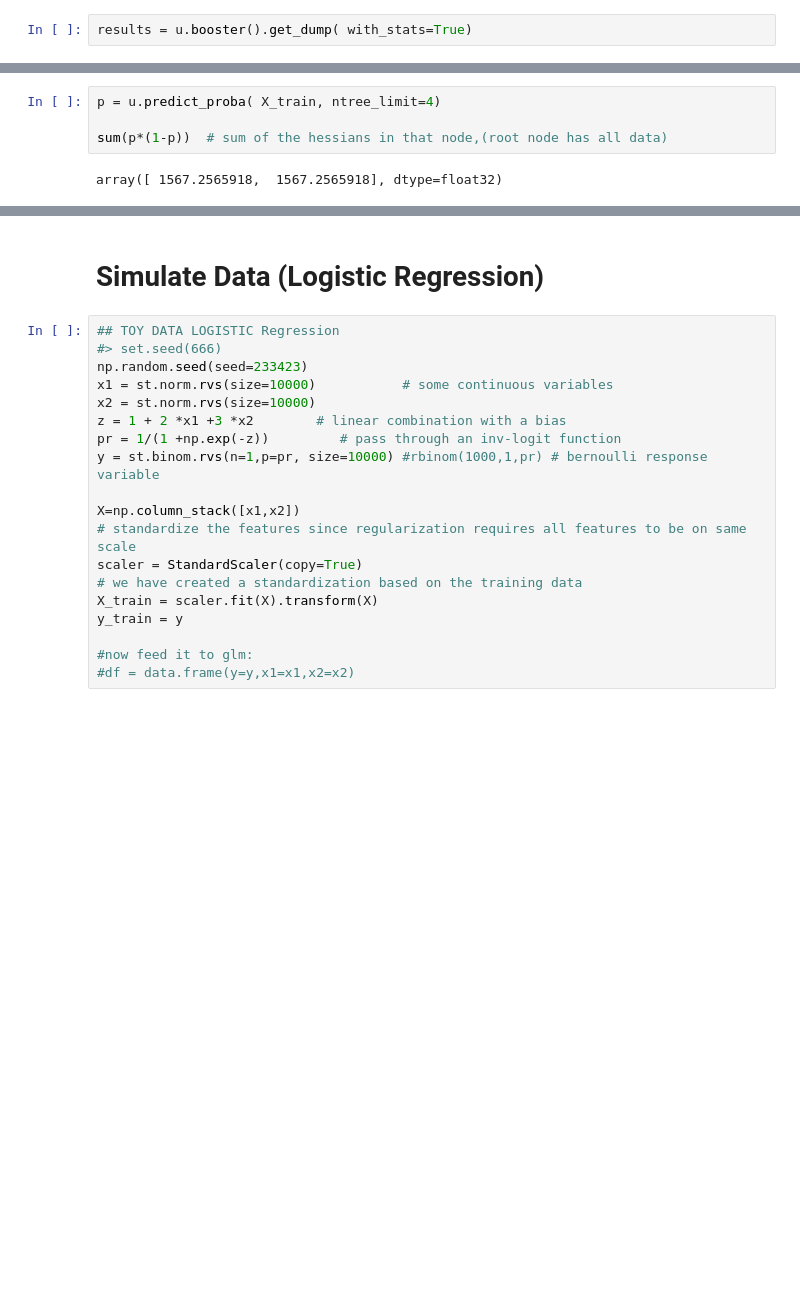
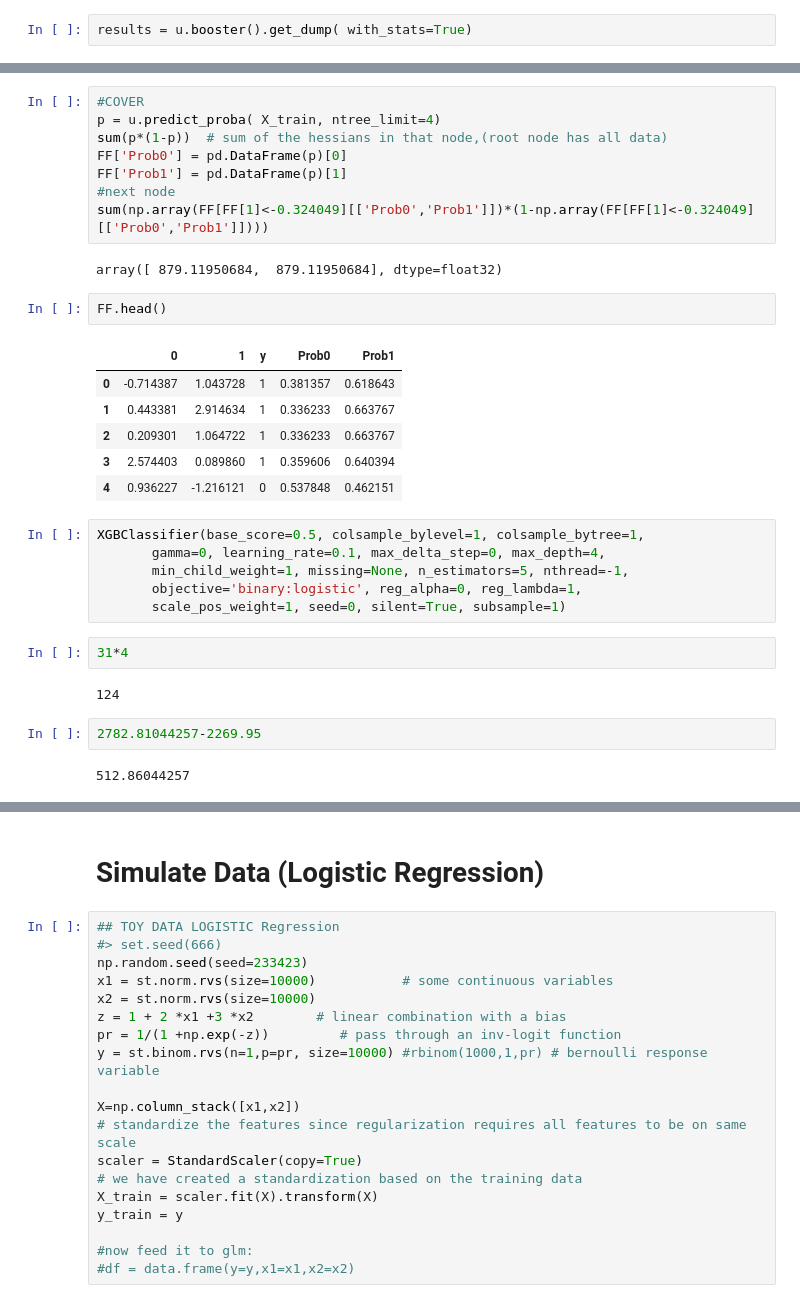
Before and after one commit to hvillamil3/Study, a Jupyter notebook: Toy Model examples.ipynb, the cells around one changed output, grey strips where cells are left out. Drawn from its saved outputs; the diff is of its cells as text; blank space fills up the shorter version.

```diff
--- a/Toy Model examples.ipynb
+++ b/Toy Model examples.ipynb
@@ -83,7 +118,34 @@ FF[[0,1]].head()
 # %%
+#COVER
 p = u.predict_proba( X_train, ntree_limit=4)
-
 sum(p*(1-p))  # sum of the hessians in that node,(root node has all data)
+FF['Prob0'] = pd.DataFrame(p)[0]
+FF['Prob1'] = pd.DataFrame(p)[1]
+#next node
+sum(np.array(FF[FF[1]<-0.324049][['Prob0','Prob1']])*(1-np.array(FF[FF[1]<-0.324049][['Prob0','Prob1']])))
 # %% [output]
-array([ 1567.2565918,  1567.2565918], dtype=float32)
+array([ 879.11950684,  879.11950684], dtype=float32)
+# %%
+FF.head()
+# %% [output]
+|  | 0 | 1 | y | Prob0 | Prob1 |
+| 0 | -0.714387 | 1.043728 | 1 | 0.381357 | 0.618643 |
+| 1 | 0.443381 | 2.914634 | 1 | 0.336233 | 0.663767 |
+| 2 | 0.209301 | 1.064722 | 1 | 0.336233 | 0.663767 |
+| 3 | 2.574403 | 0.089860 | 1 | 0.359606 | 0.640394 |
+| 4 | 0.936227 | -1.216121 | 0 | 0.537848 | 0.462151 |
+# %%
+XGBClassifier(base_score=0.5, colsample_bylevel=1, colsample_bytree=1,
+       gamma=0, learning_rate=0.1, max_delta_step=0, max_depth=4,
+       min_child_weight=1, missing=None, n_estimators=5, nthread=-1,
+       objective='binary:logistic', reg_alpha=0, reg_lambda=1,
+       scale_pos_weight=1, seed=0, silent=True, subsample=1)
+# %%
+31*4
+# %% [output]
+124
+# %%
+2782.81044257-2269.95
+# %% [output]
+512.86044257
 # %%
```
Also changed, not shown: parts of 60 cells of this notebook.
